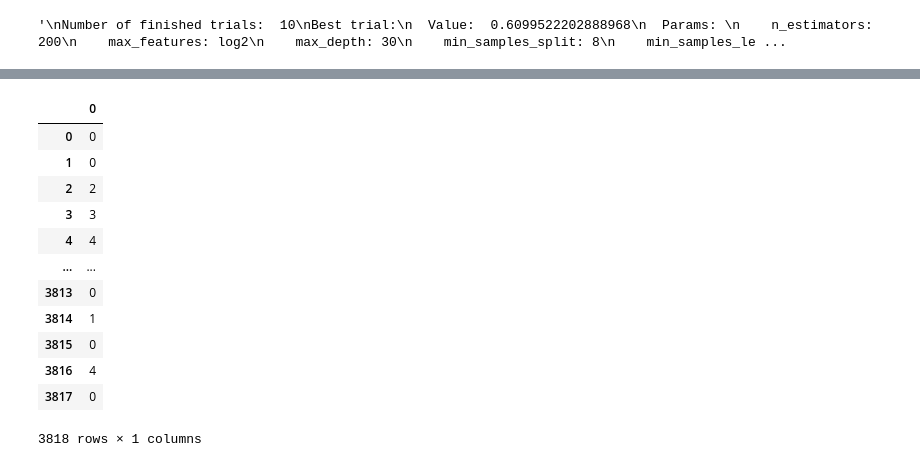
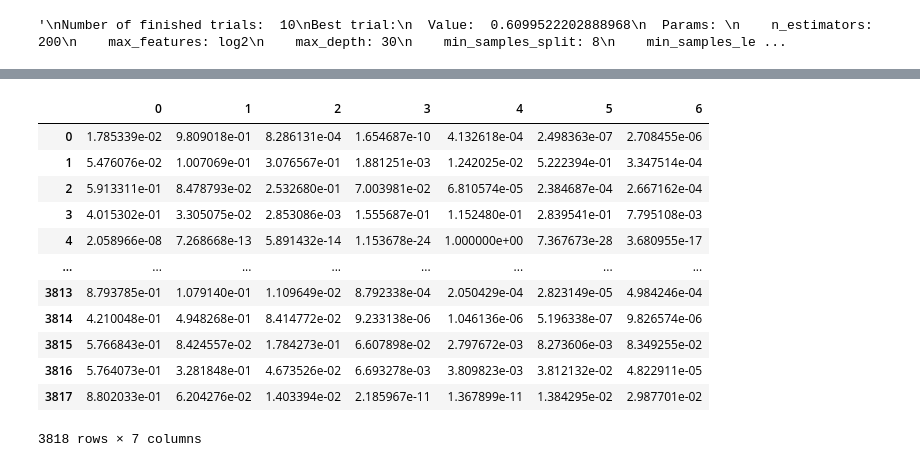
Before and after one commit to davidbryanc/Data-Analytics-Competition-FIND-IT-2024, a Jupyter notebook: david.ipynb, the cells around one changed output, grey strips where cells are left out. Drawn from its saved outputs; the diff is of its cells as text; code cells hidden in the pictures.

Commit message:
D1.2 - Score: 0.53938
Pake Tensor epochs 300, overfit

```diff
--- a/david.ipynb
+++ b/david.ipynb
@@ -518,0 +519,36 @@ F1:  1.0
+# %%
+import tensorflow as tf
+from tensorflow.keras.layers import Dense
+from tensorflow.keras.models import Sequential
+
+# Assuming your data is loaded into NumPy arrays
+# print(X.shape)  # Shape (3817, 8)
+# print(y.shape)  # Shape (3817,) - Target labels (one-hot encoded or integers)
+
+# Define number of classes (modify based on your actual number of classes)
+num_classes = 7  # Replace with the actual number of classes in your data
+
+# One-hot encode target labels if they are not already encoded
+y = tf.keras.utils.to_categorical(y, num_classes)
+
+# Define the model
+model = Sequential([
+  Dense(128, activation='relu', input_shape=(8,)),  # Input layer with 8 features
+  Dense(64, activation='relu'),
+  Dense(7, activation='softmax')  # Output layer with num_classes units
+])
+
+# Compile the model
+model.compile(loss='categorical_crossentropy',
+              optimizer='adam',
+              metrics=['accuracy', tf.keras.metrics.F1Score(average='macro')])
+
+# Train the model (adjust epochs and batch size as needed)
+model.fit(X, y, epochs=300, batch_size=32)
+
+y_test = tf.keras.utils.to_categorical(y_test, num_classes)
+# Evaluate the model (on separate test data for a more reliable assessment)
+loss, accuracy, f1_macro = model.evaluate(X_test, y_test)
+print('Test Loss:', loss)
+print('Test Accuracy:', accuracy)
+print('Test F1 Macro:', f1_macro)
@@ -519,3 +573,5 @@ F1:  1.0
 # %%
-submission = rf.predict(test)
-submission_df = pd.DataFrame(submission)
+submission = model.predict(test)
+submission_df =  pd.DataFrame(submission)
+submission_df
+# %% [output]
@@ -522,16 +579,13 @@ submission_df = pd.DataFrame(submission)
+|  | 0 | 1 | 2 | 3 | 4 | 5 | 6 |
+| 0 | 1.785339e-02 | 9.809018e-01 | 8.286131e-04 | 1.654687e-10 | 4.132618e-04 | 2.498363e-07 | 2.708455e-06 |
+| 1 | 5.476076e-02 | 1.007069e-01 | 3.076567e-01 | 1.881251e-03 | 1.242025e-02 | 5.222394e-01 | 3.347514e-04 |
+| 2 | 5.913311e-01 | 8.478793e-02 | 2.532680e-01 | 7.003981e-02 | 6.810574e-05 | 2.384687e-04 | 2.667162e-04 |
+| 3 | 4.015302e-01 | 3.305075e-02 | 2.853086e-03 | 1.555687e-01 | 1.152480e-01 | 2.839541e-01 | 7.795108e-03 |
+| 4 | 2.058966e-08 | 7.268668e-13 | 5.891432e-14 | 1.153678e-24 | 1.000000e+00 | 7.367673e-28 | 3.680955e-17 |
+| ... | ... | ... | ... | ... | ... | ... | ... |
+| 3813 | 8.793785e-01 | 1.079140e-01 | 1.109649e-02 | 8.792338e-04 | 2.050429e-04 | 2.823149e-05 | 4.984246e-04 |
+| 3814 | 4.210048e-01 | 4.948268e-01 | 8.414772e-02 | 9.233138e-06 | 1.046136e-06 | 5.196338e-07 | 9.826574e-06 |
+| 3815 | 5.766843e-01 | 8.424557e-02 | 1.784273e-01 | 6.607898e-02 | 2.797672e-03 | 8.273606e-03 | 8.349255e-02 |
+| 3816 | 5.764073e-01 | 3.281848e-01 | 4.673526e-02 | 6.693278e-03 | 3.809823e-03 | 3.812132e-02 | 4.822911e-05 |
+| 3817 | 8.802033e-01 | 6.204276e-02 | 1.403394e-02 | 2.185967e-11 | 1.367899e-11 | 1.384295e-02 | 2.987701e-02 |
+3818 rows × 7 columns
-# %%
-submission_df
-# %% [output]
-|  | 0 |
-| 0 | 0 |
-| 1 | 0 |
-| 2 | 2 |
-| 3 | 3 |
-| 4 | 4 |
-| ... | ... |
-| 3813 | 0 |
-| 3814 | 1 |
-| 3815 | 0 |
-| 3816 | 4 |
-| 3817 | 0 |
-3818 rows × 1 columns
```
Also changed, not shown: parts of 17 cells of this notebook, 1 other file.
